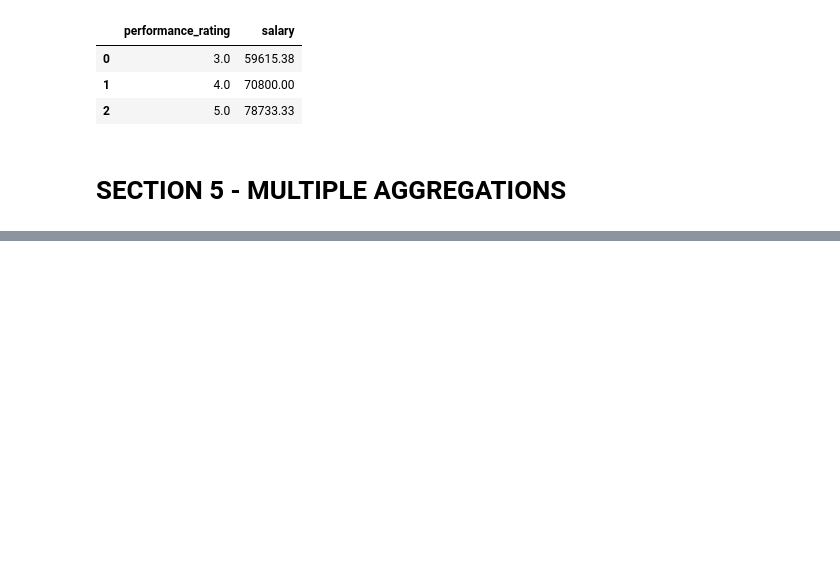
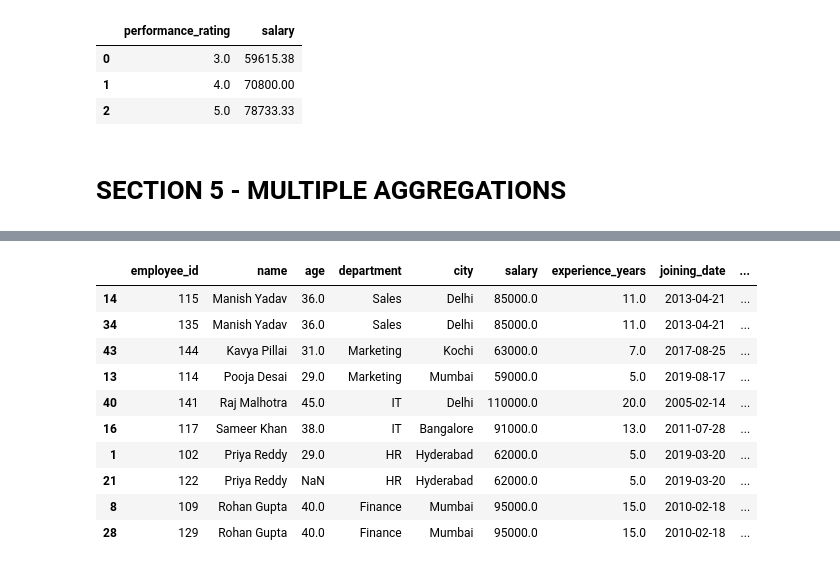
Before and after one commit to Vasista-G/GoogleCollab_Python, a Jupyter notebook: Pandaslearn.ipynb, the cells around one changed output, grey strips where cells are left out. Saved outputs shown, nothing was run; the diff lists cells and outputs as text; code cells hidden in the pictures; blank space fills up the shorter version.

```diff
--- a/Pandaslearn.ipynb
+++ b/Pandaslearn.ipynb
@@ -193,0 +231,10 @@ emp.groupby("performance_rating")["salary"].mean().round(2).reset_index()
+# %%
+#Create a new column called: department_avg_salary
+
+emp["dept_avg_sal"] = emp.groupby("department")["salary"].transform("mean")
+
+#Create a new column called: salary_difference It should contain: Employee Salary - Department Average Salary
+
+emp["sal_difference"] = (emp["salary"] - emp["dept_avg_sal"]).abs()
+
+emp[["employee_id", "name", "salary", "sal_difference"]]
@@ -193,0 +252,6 @@ emp.groupby("performance_rating")["salary"].mean().round(2).reset_index()
+# %%
+#Create a salary_rank column that ranks employees from highest salary to lowest salary.
+
+emp["salary_rank"] = emp["salary"].rank(ascending= False, method = "min")
+
+emp[["salary_rank", "salary"]].sort_values(by = "salary", ascending = False)
@@ -193,0 +270,16 @@ emp.groupby("performance_rating")["salary"].mean().round(2).reset_index()
+# %%
+#Find the top 2 highest-paid employees from each department.
+
+emp.sort_values(by = ["department","salary"], ascending= False).groupby("department").head(2)
+# %% [output]
+|  | employee_id | name | age | department | city | salary | experience_years | joining_date | ... |
+| 14 | 115 | Manish Yadav | 36.0 | Sales | Delhi | 85000.0 | 11.0 | 2013-04-21 | ... |
+| 34 | 135 | Manish Yadav | 36.0 | Sales | Delhi | 85000.0 | 11.0 | 2013-04-21 | ... |
+| 43 | 144 | Kavya Pillai | 31.0 | Marketing | Kochi | 63000.0 | 7.0 | 2017-08-25 | ... |
+| 13 | 114 | Pooja Desai | 29.0 | Marketing | Mumbai | 59000.0 | 5.0 | 2019-08-17 | ... |
+| 40 | 141 | Raj Malhotra | 45.0 | IT | Delhi | 110000.0 | 20.0 | 2005-02-14 | ... |
+| 16 | 117 | Sameer Khan | 38.0 | IT | Bangalore | 91000.0 | 13.0 | 2011-07-28 | ... |
+| 1 | 102 | Priya Reddy | 29.0 | HR | Hyderabad | 62000.0 | 5.0 | 2019-03-20 | ... |
+| 21 | 122 | Priya Reddy | NaN | HR | Hyderabad | 62000.0 | 5.0 | 2019-03-20 | ... |
+| 8 | 109 | Rohan Gupta | 40.0 | Finance | Mumbai | 95000.0 | 15.0 | 2010-02-18 | ... |
+| 28 | 129 | Rohan Gupta | 40.0 | Finance | Mumbai | 95000.0 | 15.0 | 2010-02-18 | ... |
```
Also changed, not shown: parts of 5 cells of this notebook.
